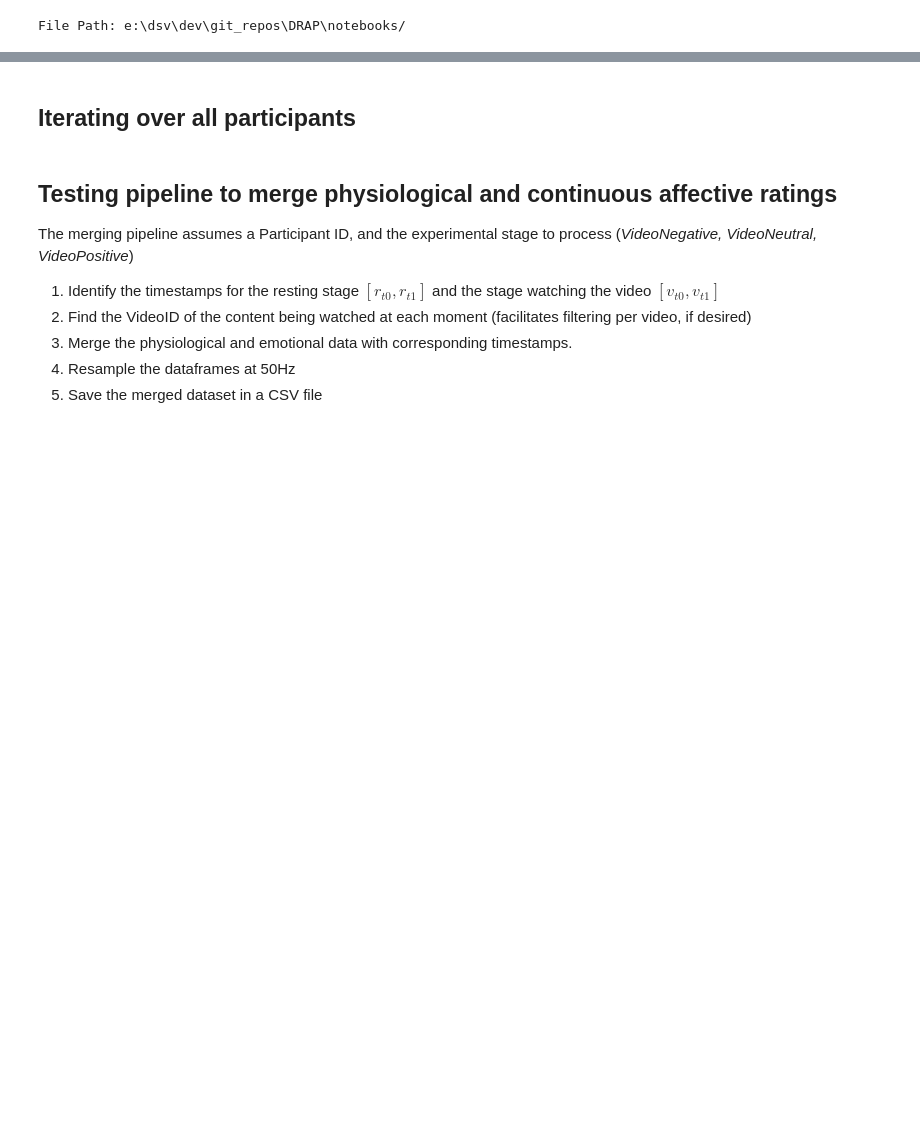
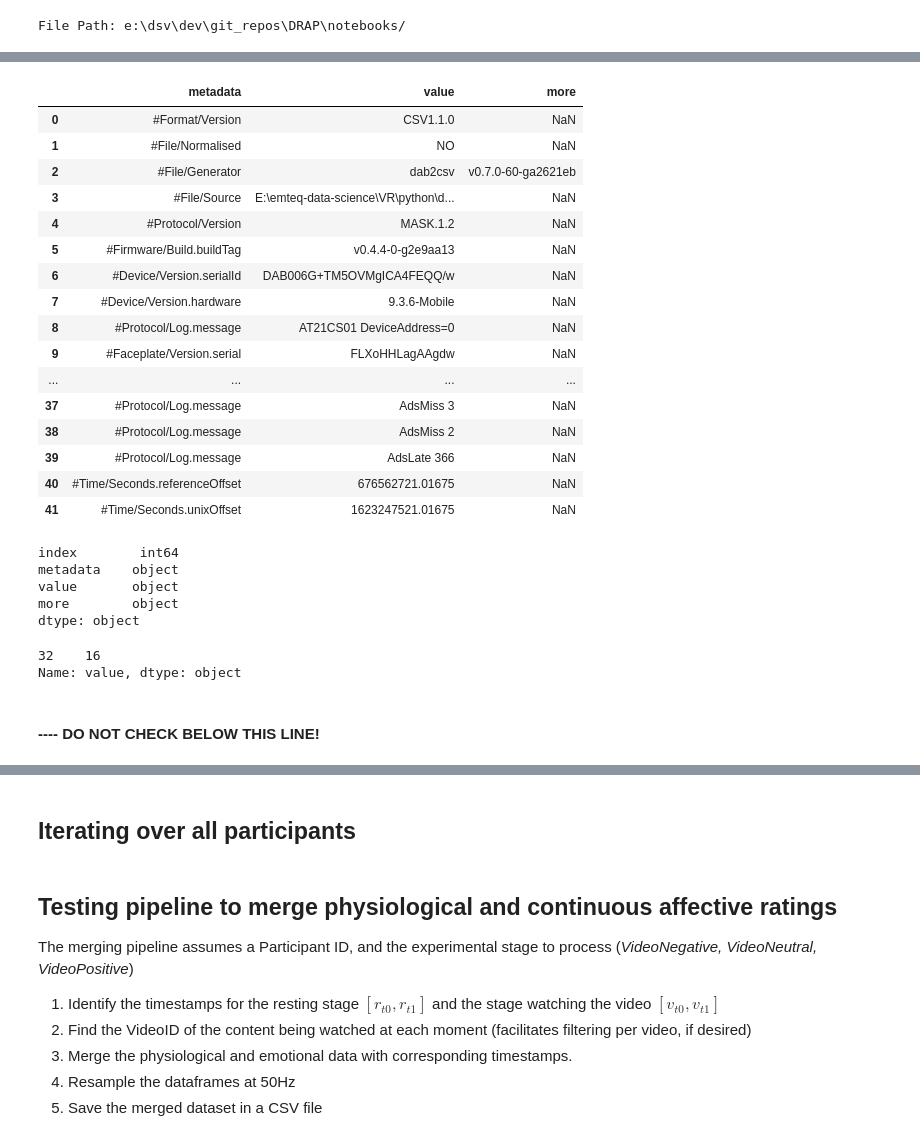
Before and after one commit to michalgnacek/AVDOS-VR, a Jupyter notebook: notebooks/1_preprocess_and_plot.ipynb, the cells around one changed output, grey strips where cells are left out. Cells and saved outputs as stored; diff of their text form; code cells hidden in the pictures; blank space fills up the shorter version.

```diff
--- a/notebooks/1_preprocess_and_plot.ipynb
+++ b/notebooks/1_preprocess_and_plot.ipynb
@@ -175,0 +242,29 @@ Sensors placement
+# %%
+# Corresponding metadata
+metadata
+# %% [output]
+|  | metadata | value | more |
+| 0 | #Format/Version | CSV1.1.0 | NaN |
+| 1 | #File/Normalised | NO | NaN |
+| 2 | #File/Generator | dab2csv | v0.7.0-60-ga2621eb |
+| 3 | #File/Source | E:\emteq-data-science\VR\python\d... | NaN |
+| 4 | #Protocol/Version | MASK.1.2 | NaN |
+| 5 | #Firmware/Build.buildTag | v0.4.4-0-g2e9aa13 | NaN |
+| 6 | #Device/Version.serialId | DAB006G+TM5OVMgICA4FEQQ/w | NaN |
+| 7 | #Device/Version.hardware | 9.3.6-Mobile | NaN |
+| 8 | #Protocol/Log.message | AT21CS01 DeviceAddress=0 | NaN |
+| 9 | #Faceplate/Version.serial | FLXoHHLagAAgdw | NaN |
+| ... | ... | ... | ... |
+| 37 | #Protocol/Log.message | AdsMiss 3 | NaN |
+| 38 | #Protocol/Log.message | AdsMiss 2 | NaN |
+| 39 | #Protocol/Log.message | AdsLate 366 | NaN |
+| 40 | #Time/Seconds.referenceOffset | 676562721.01675 | NaN |
+| 41 | #Time/Seconds.unixOffset | 1623247521.01675 | NaN |
+# %%
+metadata.reset_index().dtypes
+# %% [output]
+index        int64
+metadata    object
+value       object
+more        object
+dtype: object
@@ -175,0 +281,10 @@ Sensors placement
+# %%
+get_metadata_value(metadata, '#Time/Seconds.referenceOffset')
+get_metadata_value(metadata, '#Emg/Properties.rawToVoltageDivisor')
+get_metadata_value(metadata, '#Emg/Properties.contactToImpedanceDivisor')
+get_metadata_value(metadata, '#Accelerometer/Properties.rawDivisor')
+get_metadata_value(metadata, '#Magnetometer/Properties.rawDivisor')
+get_metadata_value(metadata, '#Gyroscope/Properties.rawDivisor')
+# %% [output]
+32    16
+Name: value, dtype: object
@@ -175,0 +314,2 @@ Sensors placement
+# %% [markdown]
+#### ---- DO NOT CHECK BELOW THIS LINE!
```
Also changed, not shown: parts of 34 cells of this notebook, 4 other files.
